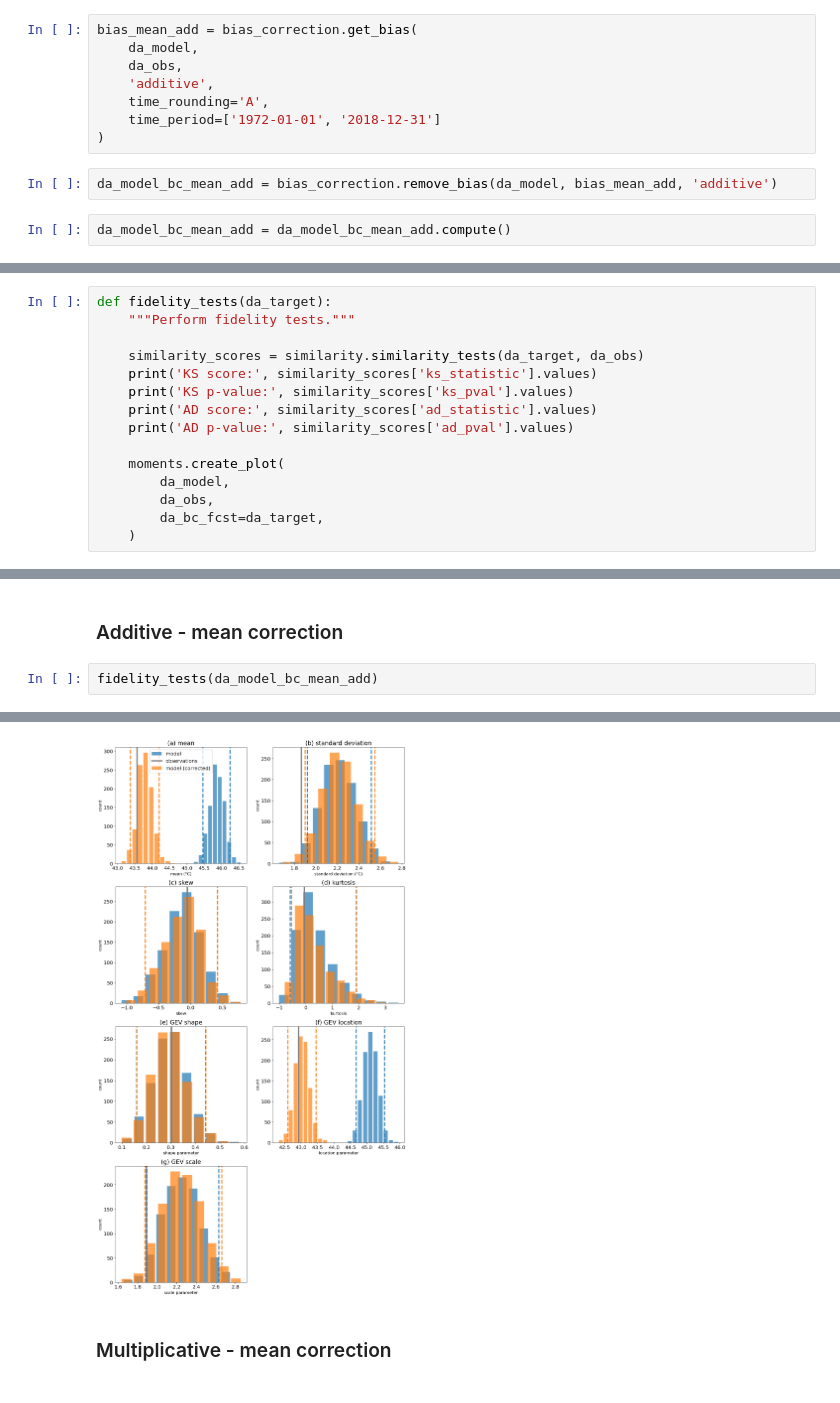
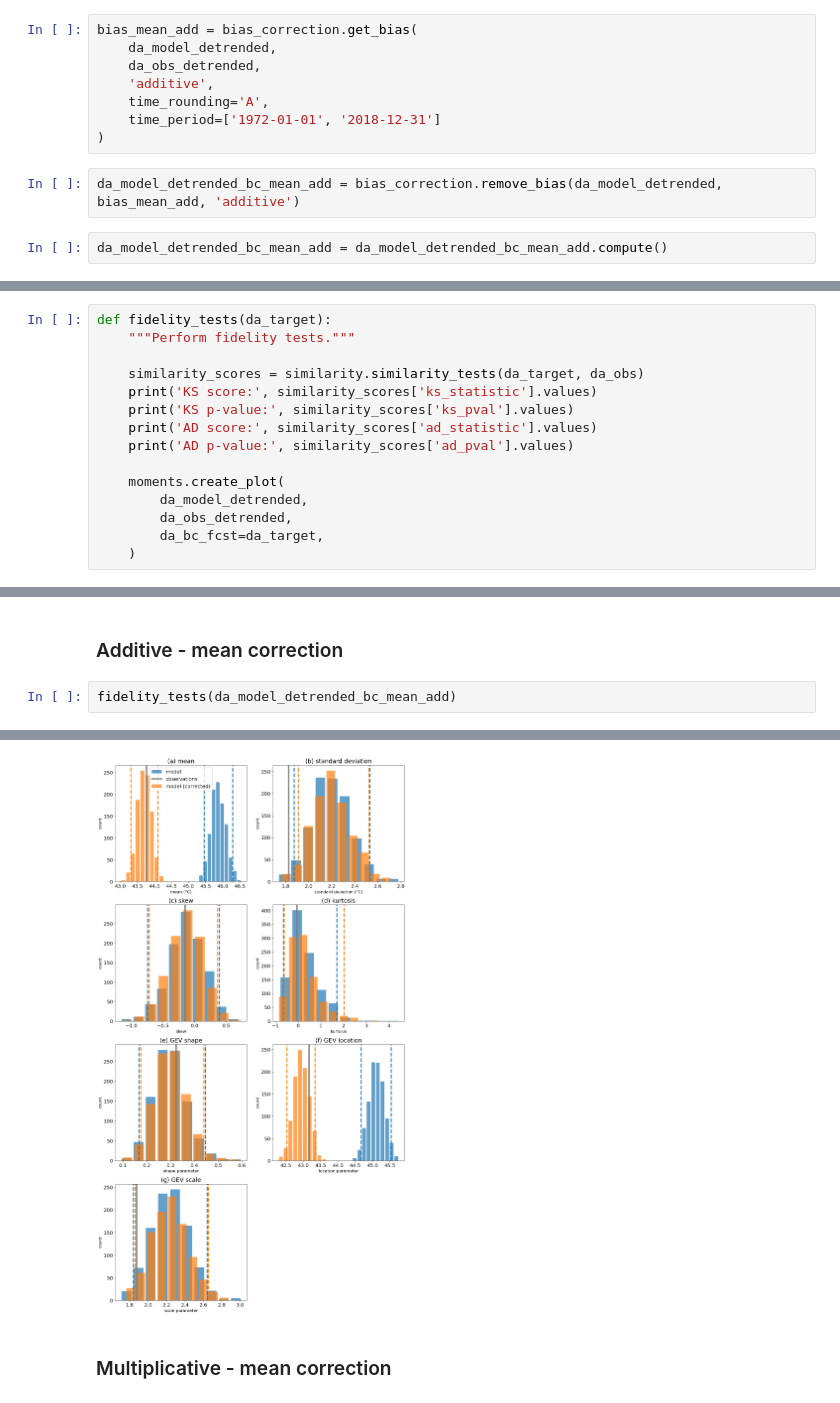
Before and after one commit to AusClimateService/unseen-projects, a Jupyter notebook: project-bias/scoping.ipynb, the cells around one changed output, grey strips where cells are left out. Cells and saved outputs as stored; diff of their text form.

```diff
--- a/project-bias/scoping.ipynb
+++ b/project-bias/scoping.ipynb
@@ -132,14 +168,14 @@ Scale parameter: 2.27
 #### Additive
 # %%
 bias_mean_add = bias_correction.get_bias(
-    da_model,
-    da_obs,
+    da_model_detrended,
+    da_obs_detrended,
     'additive',
     time_rounding='A',
     time_period=['1972-01-01', '2018-12-31']
 )
 # %%
-da_model_bc_mean_add = bias_correction.remove_bias(da_model, bias_mean_add, 'additive')
+da_model_detrended_bc_mean_add = bias_correction.remove_bias(da_model_detrended, bias_mean_add, 'additive')
 # %%
-da_model_bc_mean_add = da_model_bc_mean_add.compute()
+da_model_detrended_bc_mean_add = da_model_detrended_bc_mean_add.compute()
 # %%
@@ -323,8 +359,8 @@ def fidelity_tests(da_target):
     print('AD p-value:', similarity_scores['ad_pval'].values)
 
     moments.create_plot(
-        da_model,
-        da_obs,
+        da_model_detrended,
+        da_obs_detrended,
         da_bc_fcst=da_target,
     )
 # %%
@@ -424,5 +460,5 @@ AD p-value: 0.001
 # %% [markdown]
 ### Additive - mean correction
 # %%
-fidelity_tests(da_model_bc_mean_add)
+fidelity_tests(da_model_detrended_bc_mean_add)
 # %% [output]
@@ -450,4 +486,4 @@ Attributes:
-[figure, old version]
+[figure, new version]
 # %% [markdown]
 ### Multiplicative - mean correction
 # %%
```
Also changed, not shown: parts of 42 cells of this notebook.
